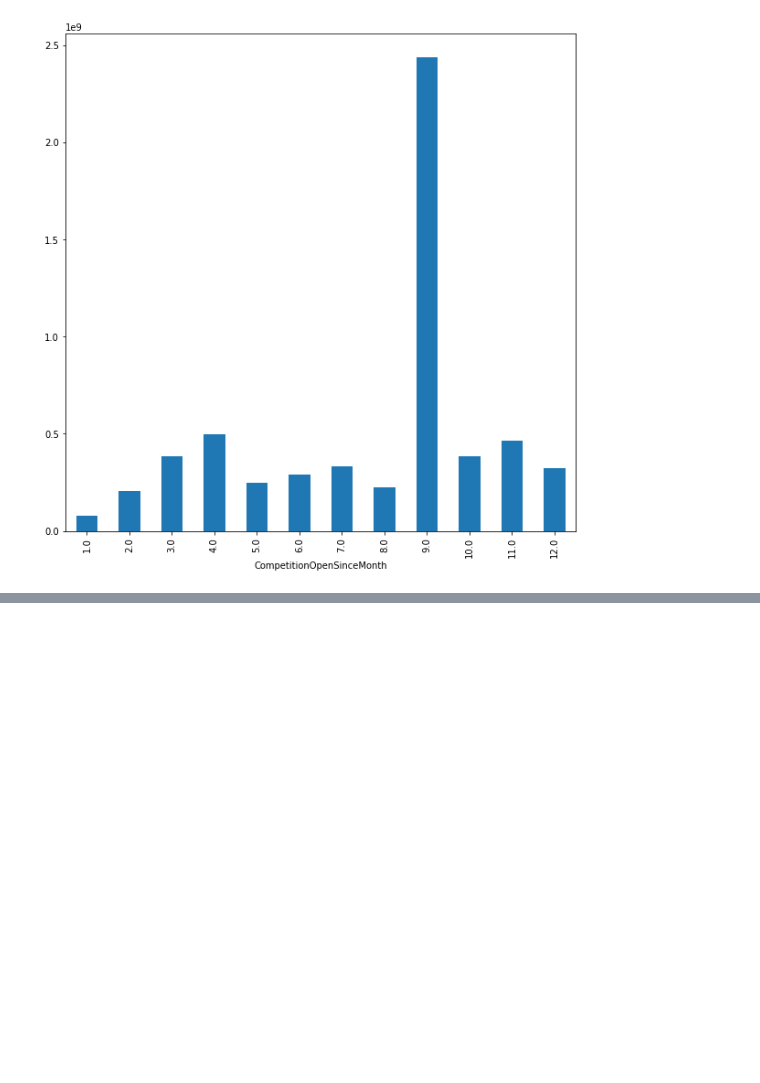
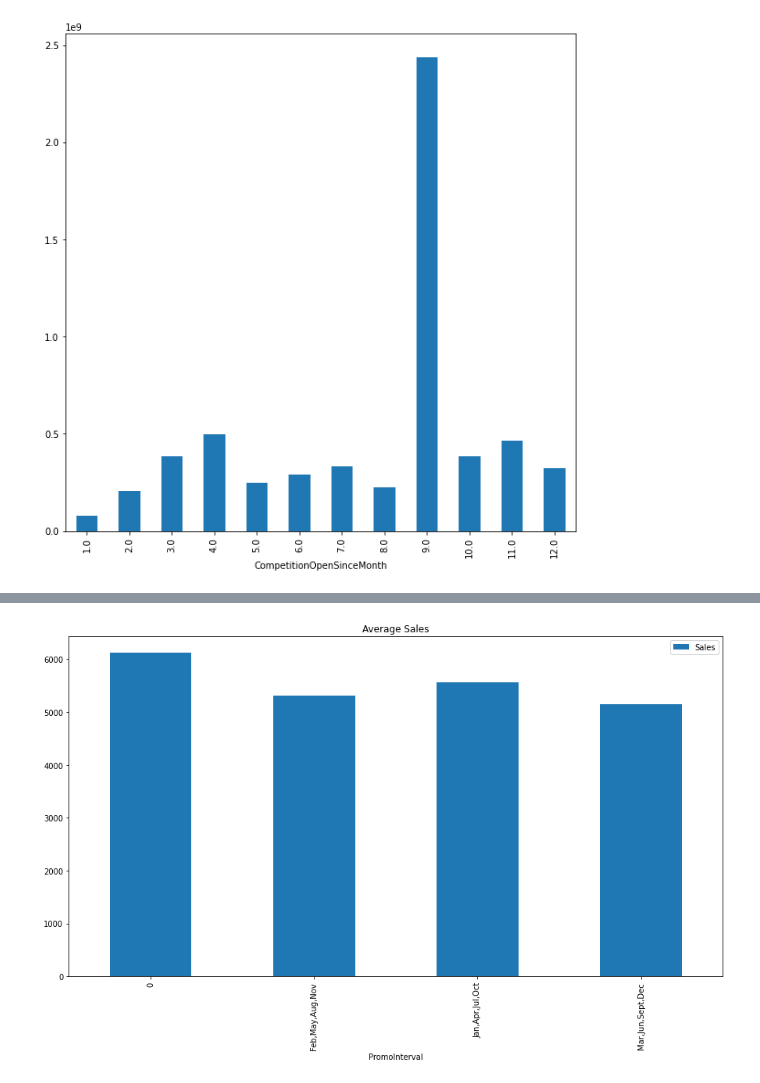
Before and after one commit to rohan-dot/Rossmann-Sales-, a Jupyter notebook: Rohan_Datta_Purkayastha_Team_4_Capstone_Project.ipynb, the cells around one changed output, grey strips where cells are left out. Drawn from its saved outputs; the diff is of its cells as text; code cells hidden in the pictures; blank space fills up the shorter version.

```diff
--- a/Rohan_Datta_Purkayastha_Team_4_Capstone_Project.ipynb
+++ b/Rohan_Datta_Purkayastha_Team_4_Capstone_Project.ipynb
@@ -519,0 +647,7 @@ ax.set_xlabel = "k"
+# %%
+average_sales = dataset.groupby('PromoInterval')["Sales"].mean()
+fig, axis1 = plt.subplots(1,1,sharex=True,figsize=(15,8))
+
+ax1 = average_sales.plot(legend=True,ax=axis1,title="Average Sales", kind = 'bar')
+# %% [output]
+[figure, added]
```
Also changed, not shown: parts of 54 cells of this notebook.
